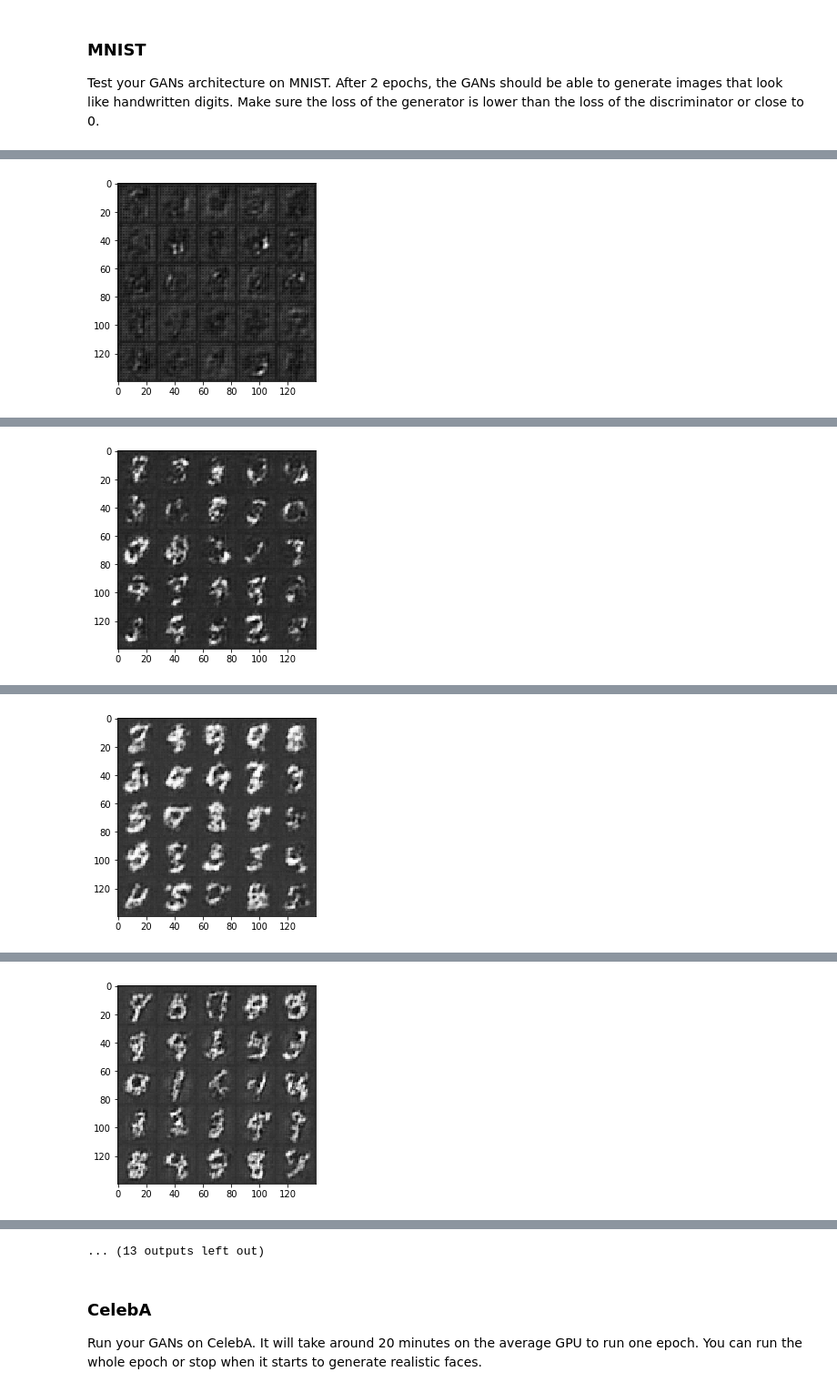
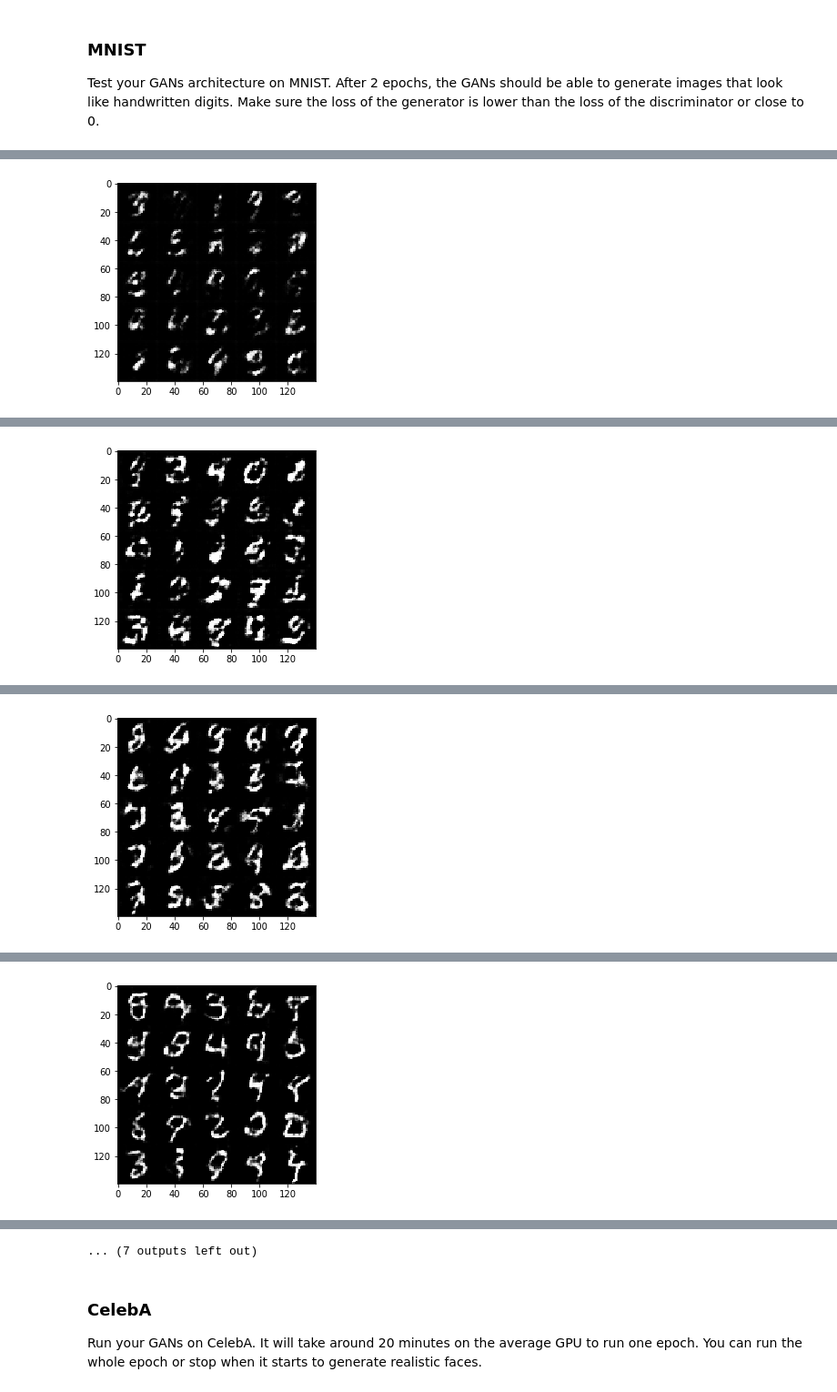
Before and after one commit to rafaelszp/dlnd_face_generation, a Jupyter notebook: dlnd_face_generation.ipynb, the cells around one changed output, grey strips where cells are left out. Shown at 91% size. Saved outputs shown, nothing was run; the diff lists cells and outputs as text; code cells hidden in the pictures.

```diff
--- a/dlnd_face_generation.ipynb
+++ b/dlnd_face_generation.ipynb
@@ -161,11 +180,12 @@ def discriminator(images, reuse=False):
     """
     kernel_init = tf.random_normal_initializer(stddev=0.02)
 
-    def conv(images, n_filters, kernel_size=5, strides=2, kernel_initializer=kernel_init, padding='same',is_first=False):
+    def conv(images, n_filters, kernel_size=4, strides=2, kernel_initializer=kernel_init, padding='same',is_first=False):
       x = tf.layers.conv2d(images, n_filters, kernel_size, strides, kernel_initializer=kernel_initializer, padding=padding)
-      x = leakyRelu(x)
       if(is_first):
         x = tf.layers.batch_normalization(x, training=True)
+      x = leakyRelu(x)
+
       return x
 
     with tf.variable_scope('discriminator', reuse=reuse):
@@ -176,6 +196,7 @@ def discriminator(images, reuse=False):
         # 7x7x128
         x = conv(x,256)
         # 4x4x256
+        x = tf.nn.dropout(x,keep_prob=0.9)
 
         x = tf.reshape(x, (-1, 4*4*256))
         logits = tf.layers.dense(x, 1)
@@ -204,24 +225,28 @@ def generator(z, out_channel_dim, is_train=True):
     """
     kernel_init = tf.random_normal_initializer(stddev=0.02)
 
-    def deconv(inputs, n_filters, kernel_size=5, strides=2, kernel_initializer=kernel_init, padding='same',is_last=False):
+    def deconv(inputs, n_filters, kernel_size=4, strides=2, kernel_initializer=kernel_init, padding='same',is_last=False):
       x = tf.layers.conv2d_transpose(inputs, n_filters, kernel_size, strides=strides, kernel_initializer=kernel_initializer, padding=padding)
       if(not is_last):
+        x = tf.layers.batch_normalization(x, training=is_train)
         x = leakyRelu(x)
-        x = tf.layers.batch_normalization(x, training=is_train)
+
 
       return x
 
     with tf.variable_scope('generator', reuse=(not is_train)):
         x = tf.layers.dense(z, 7*7*256)
         x = tf.reshape(x, (-1, 7, 7, 256))
+        x = tf.layers.batch_normalization(x, training=is_train)
         x = leakyRelu(x)
-        x = tf.layers.batch_normalization(x, training=is_train)
+
         # 7x7x256
         x = deconv(x,128)
         # 14x14x128
         x = deconv(x,64)
         # 28x28x64
+        x = tf.nn.dropout(x,keep_prob=0.9)
+
 
         logits = deconv(x,n_filters=out_channel_dim,kernel_size=3,strides=1,is_last=True)
         # 28x28x3
@@ -252,11 +277,12 @@ def model_loss(input_real, input_z, out_channel_dim):
     :return: A tuple of (discriminator loss, generator loss)
     """
 
+
     gmodel = generator(input_z,out_channel_dim,is_train=True)
     dmodel, dmodel_logits = discriminator(input_real,reuse=False)
     gxdmodel, gxdmodel_logits = discriminator(gmodel,reuse=True)
 
-    dloss = tf.reduce_mean(tf.nn.sigmoid_cross_entropy_with_logits(logits=dmodel_logits,labels=tf.ones_like(dmodel)*0.9))
+    dloss = tf.reduce_mean(tf.nn.sigmoid_cross_entropy_with_logits(logits=dmodel_logits,labels=tf.ones_like(dmodel)))
     gxdloss = tf.reduce_mean(tf.nn.sigmoid_cross_entropy_with_logits(logits=gxdmodel_logits,labels=tf.zeros_like(gxdmodel)))
     gloss = tf.reduce_mean(tf.nn.sigmoid_cross_entropy_with_logits(logits=gxdmodel_logits,labels=tf.ones_like(gxdmodel)))
 
@@ -342,6 +368,8 @@ Implement `train` to build and train the GANs.  Use the following functions you
 
 Use the `show_generator_output` to show `generator` output while you train. Running `show_generator_output` for every batch will drastically increase training time and increase the size of the notebook.  It's recommended to print the `generator` output every 100 batches.
 # %%
+import time
+
 def train(epoch_count, batch_size, z_dim, learning_rate, beta1, get_batches, data_shape, data_image_mode):
     """
     Train the GAN
@@ -360,12 +388,22 @@ def train(epoch_count, batch_size, z_dim, learning_rate, beta1, get_batches, dat
     d_train_opt,g_train_opt = model_opt(dloss,gloss,learning_rate,beta1)
     iterations = 0
 
+    start_time = time.time()
 
     with tf.Session() as sess:
         sess.run(tf.global_variables_initializer())
         for epoch_i in range(epoch_count):
             for batch_images in get_batches(batch_size):
-                #Doing the blablablablablalbla ff
+                """
+                As suggested here:
+                    https://discussions.udacity.com/t/struggling-with-hyperparameters/635205/2
+                and here:
+                    https://discussions.udacity.com/t/generator-loss-is-increasing/303007/2
+                I multiplied batch_images by 2.
+                Before that, I was generating noise from (-0.5,0.5) but my model was yet broken. After following the suggested
+                instruction, the resolution is better.
+                """
+                batch_images *=2.0
                 iterations +=1
                 batch_noisez = np.random.uniform(-1,1,size=(batch_size,z_dim))
                 dict_d = {
@@ -387,13 +425,17 @@ def train(epoch_count, batch_size, z_dim, learning_rate, beta1, get_batches, dat
                           "Generator Loss: {:.4f}".format(train_loss_g))
 
                 if iterations % 100 == 0:
+                    print("iteration",iterations)
                     show_generator_output(sess, 25, noisez, data_shape[3], data_image_mode)
-        print('Training done')
+        secs_duration = (time.time() - start_time)
+        mins_duration = secs_duration/60
+
+        print('Training done seconds: {}. Time in minutes: {}'.format(secs_duration,mins_duration))
 # %% [markdown]
 ### MNIST
 Test your GANs architecture on MNIST.  After 2 epochs, the GANs should be able to generate images that look like handwritten digits.  Make sure the loss of the generator is lower than the loss of the discriminator or close to 0.
 # %%
-batch_size = 96
+batch_size = 128
 z_dim = 100
 learning_rate = 0.0002
 beta1 = 0.5
@@ -435 +479 @@ Epoch 1/2... Discriminator Loss: 0.9632... Generator Loss: 1.5684
-[figure, old version]
+[figure, new version]
@@ -446 +491 @@ Epoch 1/2... Discriminator Loss: 0.6936... Generator Loss: 1.4562
-[figure, old version]
+[figure, new version]
@@ -457 +503 @@ Epoch 1/2... Discriminator Loss: 0.7644... Generator Loss: 1.4976
-[figure, old version]
+[figure, new version]
@@ -468 +515 @@ Epoch 1/2... Discriminator Loss: 0.4525... Generator Loss: 2.9176
-[figure, old version]
+[figure, new version]
@@ -480,4 +528,4 @@ Epoch 1/2... Discriminator Loss: 0.7165... Generator Loss: 3.8018
-... (13 outputs left out)
+... (7 outputs left out)
 # %% [markdown]
 ### CelebA
 Run your GANs on CelebA.  It will take around 20 minutes on the average GPU to run one epoch.  You can run the whole epoch or stop when it starts to generate realistic faces.
```
Also changed, not shown: parts of 4 cells of this notebook, 1 other file.
